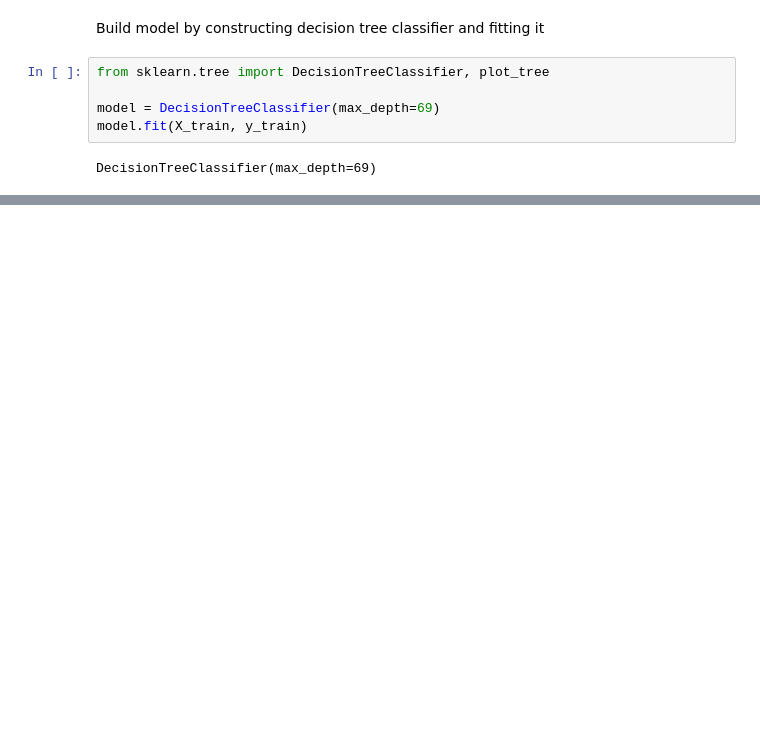
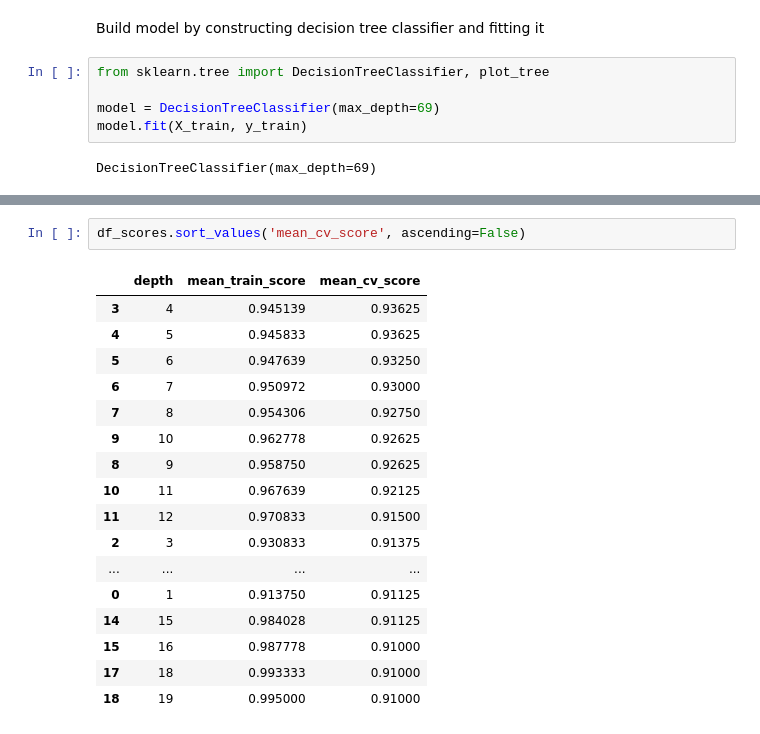
Before and after one commit to stephBRON/MachineLearning, a Jupyter notebook: Tutorials/module3_omar.ipynb, the cells around one changed output, grey strips where cells are left out. Drawn from its saved outputs; the diff is of its cells as text; blank space fills up the shorter version.

```diff
--- a/Tutorials/module3_omar.ipynb
+++ b/Tutorials/module3_omar.ipynb
@@ -171,0 +288,20 @@ Model does perfect on training data, but not as well on testing data. Here we ha
+# %%
+df_scores.sort_values('mean_cv_score', ascending=False)
+# %% [output]
+|  | depth | mean_train_score | mean_cv_score |
+| 3 | 4 | 0.945139 | 0.93625 |
+| 4 | 5 | 0.945833 | 0.93625 |
+| 5 | 6 | 0.947639 | 0.93250 |
+| 6 | 7 | 0.950972 | 0.93000 |
+| 7 | 8 | 0.954306 | 0.92750 |
+| 9 | 10 | 0.962778 | 0.92625 |
+| 8 | 9 | 0.958750 | 0.92625 |
+| 10 | 11 | 0.967639 | 0.92125 |
+| 11 | 12 | 0.970833 | 0.91500 |
+| 2 | 3 | 0.930833 | 0.91375 |
+| ... | ... | ... | ... |
+| 0 | 1 | 0.913750 | 0.91125 |
+| 14 | 15 | 0.984028 | 0.91125 |
+| 15 | 16 | 0.987778 | 0.91000 |
+| 17 | 18 | 0.993333 | 0.91000 |
+| 18 | 19 | 0.995000 | 0.91000 |
```
Also changed, not shown: parts of 22 cells of this notebook.
